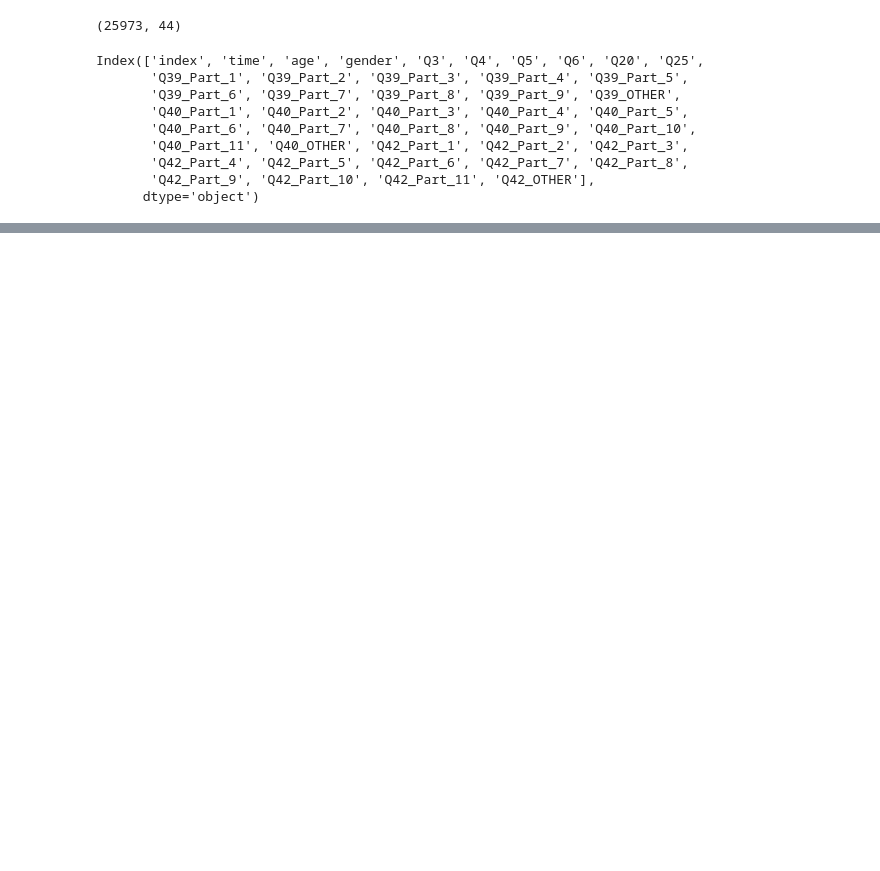
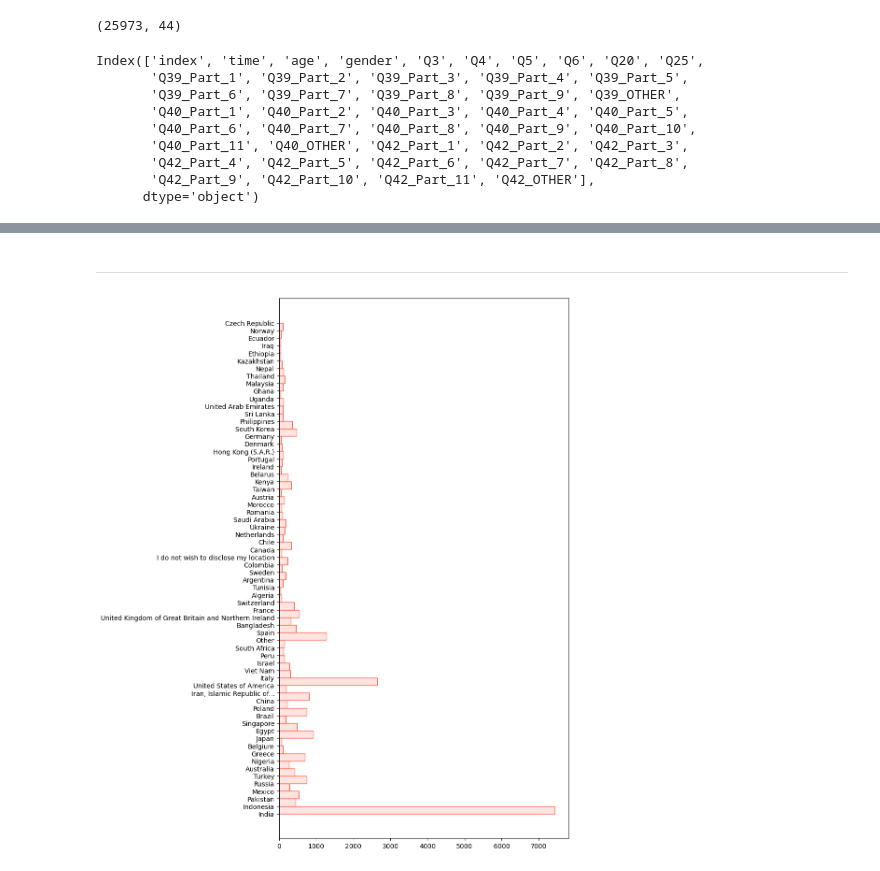
Before and after one commit to anane3373/promoE-modulo2-proyecto-equipo2-NataliaAnaIAnaGAnaS, a Jupyter notebook: filtrado_adalab.ipynb, the cells around one changed output, grey strips where cells are left out. Drawn from its saved outputs; the diff is of its cells as text; code cells hidden in the pictures; blank space fills up the shorter version.

```diff
--- a/filtrado_adalab.ipynb
+++ b/filtrado_adalab.ipynb
@@ -22,10 +27,2 @@ Index(['index', 'time', 'age', 'gender', 'Q3', 'Q4', 'Q5', 'Q6', 'Q20', 'Q25',
 # %%
-columnas_adalab = ['index', 'time', 'age', 'gender', 'country', 'education', 'role', 'coding_experience',
-                   'field', 'salary',
-       'share_plotlydash', 'share_streamlit', 'Q39_Part_3', 'Q39_Part_4', 'Q39_Part_5',
-       'Q39_Part_6', 'Q39_Part_7', 'Q39_Part_8', 'Q39_Part_9', 'Q39_OTHER',
-       'Q40_Part_1', 'Q40_Part_2', 'Q40_Part_3', 'Q40_Part_4', 'Q40_Part_5',
-       'Q40_Part_6', 'Q40_Part_7', 'Q40_Part_8', 'Q40_Part_9', 'Q40_Part_10',
-       'Q40_Part_11', 'Q40_OTHER', 'Q42_Part_1', 'Q42_Part_2', 'Q42_Part_3',
-       'Q42_Part_4', 'Q42_Part_5', 'Q42_Part_6', 'Q42_Part_7', 'Q42_Part_8',
-       'Q42_Part_9', 'Q42_Part_10', 'Q42_Part_11', 'Q42_OTHER']
+columnas_antiguas = ['index', 'time', 'age', 'gender', 'Q3', 'Q4', 'Q5', 'Q6', 'Q20', 'Q25', 'Q39_Part_1', 'Q39_Part_2', 'Q39_Part_3', 'Q39_Part_4', 'Q39_Part_5', 'Q39_Part_6', 'Q39_Part_7', 'Q39_Part_8', 'Q39_Part_9', 'Q39_OTHER', 'Q40_Part_1', 'Q40_Part_2', 'Q40_Part_3', 'Q40_Part_4', 'Q40_Part_5', 'Q40_Part_6', 'Q40_Part_7', 'Q40_Part_8', 'Q40_Part_9', 'Q40_Part_10', 'Q40_Part_11', 'Q40_OTHER', 'Q42_Part_1', 'Q42_Part_2', 'Q42_Part_3', 'Q42_Part_4', 'Q42_Part_5', 'Q42_Part_6', 'Q42_Part_7', 'Q42_Part_8', 'Q42_Part_9', 'Q42_Part_10', 'Q42_Part_11', 'Q42_OTHER']
@@ -45,0 +120,8 @@ df_Marketing.rename(columns = nuevas_columnas, inplace = True)
+# %% [markdown]
+___
+# %%
+plt.figure(figsize=(8, 15))
+plt.hist(x = df_adalab["country"], facecolor  = 'mistyrose', edgecolor = "tomato", bins = 65, orientation='horizontal')
+plt.show()
+# %% [output]
+[figure, added]
```
Also changed, not shown: parts of 20 cells of this notebook, 1 other file.
